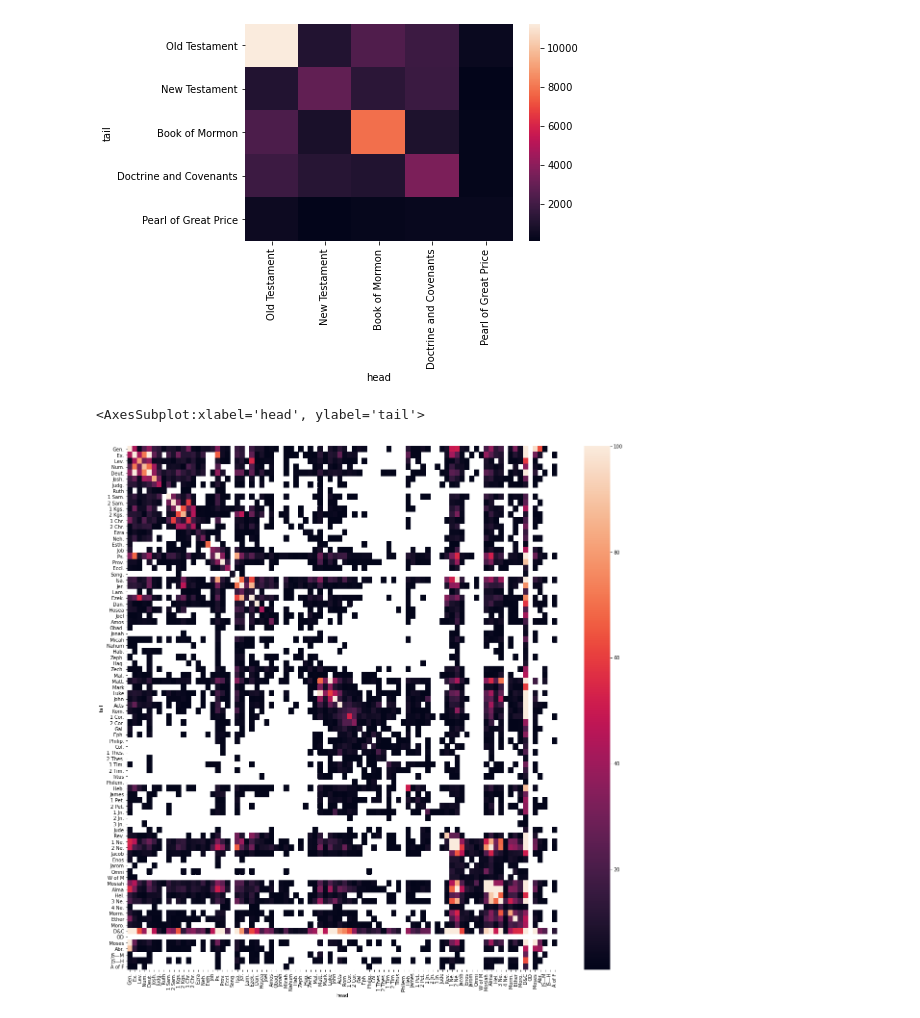
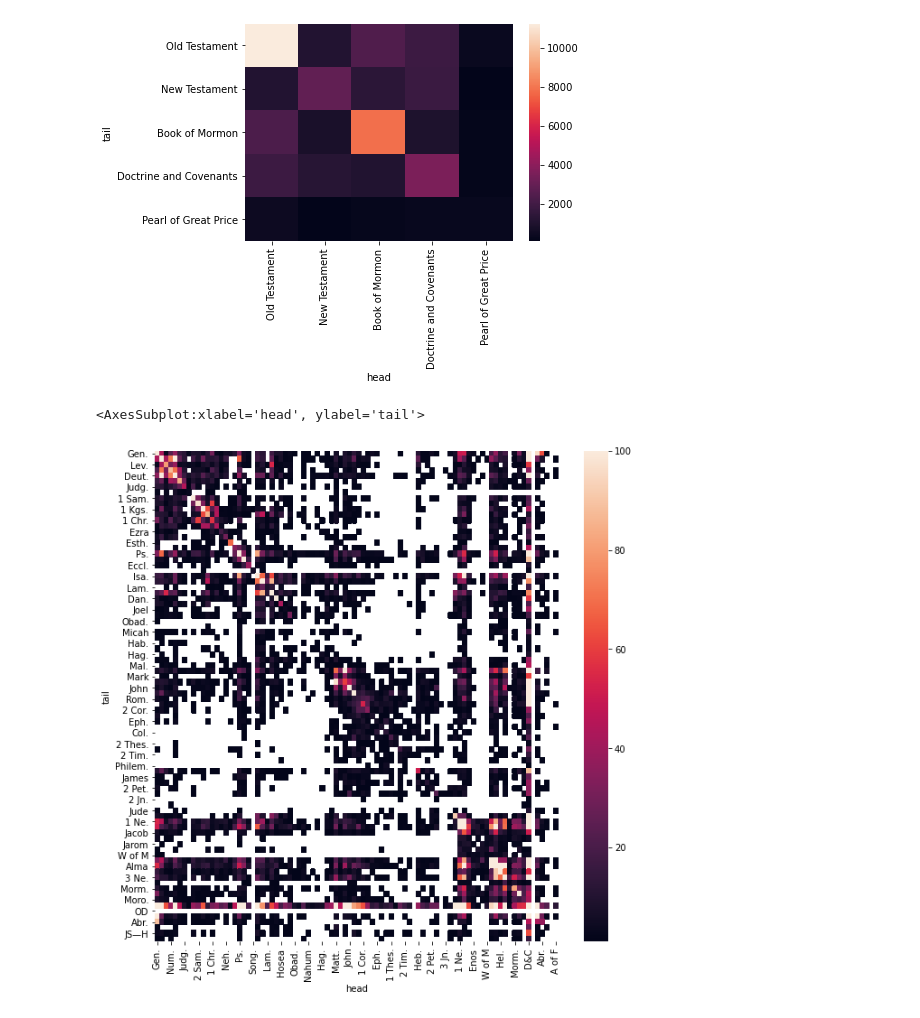
Before and after one commit to skearnes/scripture-graph, a Jupyter notebook: scripture_graph/ipynb/scratching-the-surface.ipynb, the cells around one changed output. Saved outputs shown, nothing was run; the diff lists cells and outputs as text; code cells hidden in the pictures.

```diff
--- a/scripture_graph/ipynb/scratching-the-surface.ipynb
+++ b/scripture_graph/ipynb/scratching-the-surface.ipynb
@@ -52,0 +58,3 @@ df.sort_values('degree', ascending=False).head(10)
+# %%
+count = (df.degree >= 1) & (df.degree <= 5)
+count.sum() / len(df)
@@ -52,0 +63,6 @@ df.sort_values('degree', ascending=False).head(10)
+# %%
+sns.set_style('whitegrid')
+
+fig, ax = subplots()
+sns.ecdfplot(data=df, x='degree', ax=ax)
+fig.savefig('count-cdf.png', dpi=300, bbox_inches='tight')
@@ -52,0 +71,4 @@ df.sort_values('degree', ascending=False).head(10)
+# %%
+sort = df.sort_values('degree', ascending=False)
+for volume in sort.volume.unique():
+    print(sort[sort.volume == volume].head())
@@ -105,12 +147,12 @@ sns.heatmap(df)
 # %%
 order = []
 for volume, books in graph_lib.VOLUMES.items():
     if volume == 'Study Helps':
         continue
     order.extend(books)
 df = book_data.pivot('tail', 'head', 'count').reindex(index=order, columns=order)
-figure(figsize=(20, 20))
+figure(figsize=(10, 10))
 sns.heatmap(df, vmax=100)
 # %% [output]
 <AxesSubplot:xlabel='head', ylabel='tail'>
-[figure, old version]
+[figure, new version]
```
Also changed, not shown: parts of 11 cells of this notebook.
